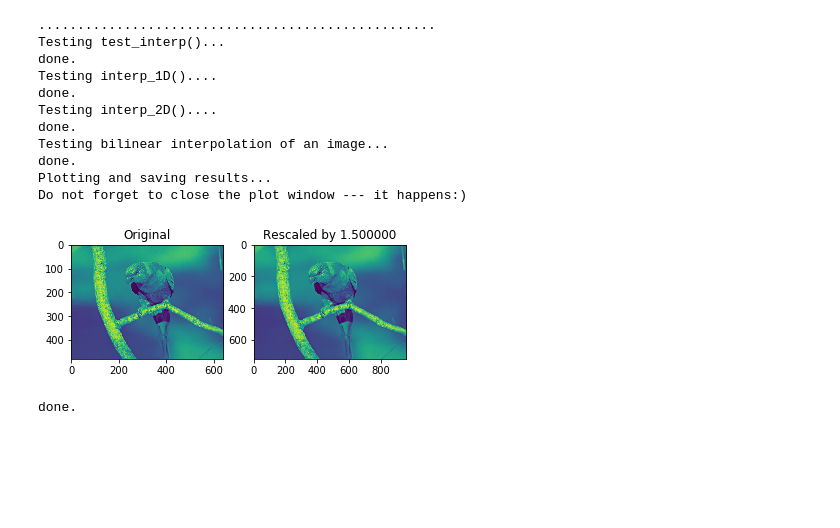
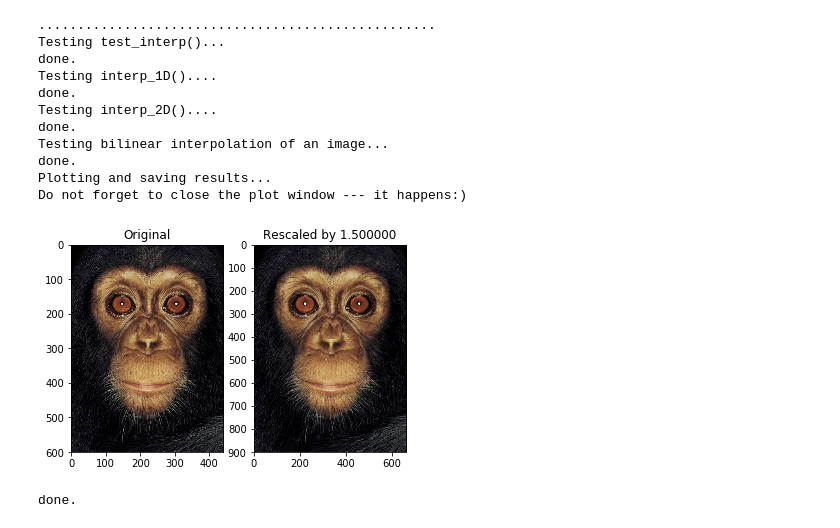
Before and after one commit to nibill/BME-SignalImageProcessing, a Jupyter notebook: Assignment 1/hw1_ex4_thomas_buchegger.ipynb, the cells around one changed output. Cells and saved outputs as stored; diff of their text form; code cells hidden in the pictures; blank space fills up the shorter version.

```diff
--- a/Assignment 1/hw1_ex4_thomas_buchegger.ipynb
+++ b/Assignment 1/hw1_ex4_thomas_buchegger.ipynb
@@ -68,8 +68,7 @@ def interp(y_vals, x_vals, x_new):
         # search for the neighbor values of x
         sorted_x_vals = sorted(x_vals, key=lambda x_val: abs(x-x_val))
         if (sorted_x_vals[0] < x and sorted_x_vals[1] > x) or (sorted_x_vals[0] > x and sorted_x_vals[1] < x):
-            y_new[i] = (sorted_x_vals[1] - x) / (sorted_x_vals[1] - sorted_x_vals[0]) * val_dict[sorted_x_vals[0]] \
-            + (x - sorted_x_vals[0]) / (sorted_x_vals[1] - sorted_x_vals[0]) * val_dict[sorted_x_vals[1]]
+            y_new[i] = (sorted_x_vals[1] - x) / (sorted_x_vals[1] - sorted_x_vals[0]) * val_dict[sorted_x_vals[0]]             + (x - sorted_x_vals[0]) / (sorted_x_vals[1] - sorted_x_vals[0]) * val_dict[sorted_x_vals[1]]
         else :
             y_new[i] = val_dict[sorted_x_vals[0]]
         i += 1
@@ -146,9 +145,9 @@ def interp_2D(img, scale_factor):
 
 
 # set arguments
-filename = 'bird.jpg'
-# filename = 'butterfly.jpg'
-# filename = 'monkey_face.jpg'
+#filename = 'bird.jpg'
+#filename = 'butterfly.jpg'
+filename = 'monkey_face.jpg'
 scale_factor = 1.5  # Scaling factor
 
 # Before trying to directly test the bilinear interpolation on an image, we
@@ -181,32 +180,32 @@ print('done.')
 print('Plotting and saving results...')
 plt.figure()
 plt.imshow(img_int.astype('uint8'))  # Get back to uint8 data type
 filename, _ = os.path.splitext(filename)
 plt.savefig('{}_rescaled.jpg'.format(filename))
 plt.close()
 
 plt.figure()
 plt.subplot(1, 2, 1)
 plt.imshow(img.astype('uint8'))
 plt.title('Original')
 plt.subplot(1, 2, 2)
 plt.imshow(img_int.astype('uint8'))
 plt.title('Rescaled by {:2f}'.format(scale_factor))
 print('Do not forget to close the plot window --- it happens:) ')
 plt.show()
 
 print('done.')
 # %% [output]
 ...................................................
 Testing test_interp()...
 done.
 Testing interp_1D()....
 done.
 Testing interp_2D()....
 done.
 Testing bilinear interpolation of an image...
 done.
 Plotting and saving results...
 Do not forget to close the plot window --- it happens:)
-[figure, old version]
+[figure, new version]
 done.
```
Also changed, not shown: 6 other files.
